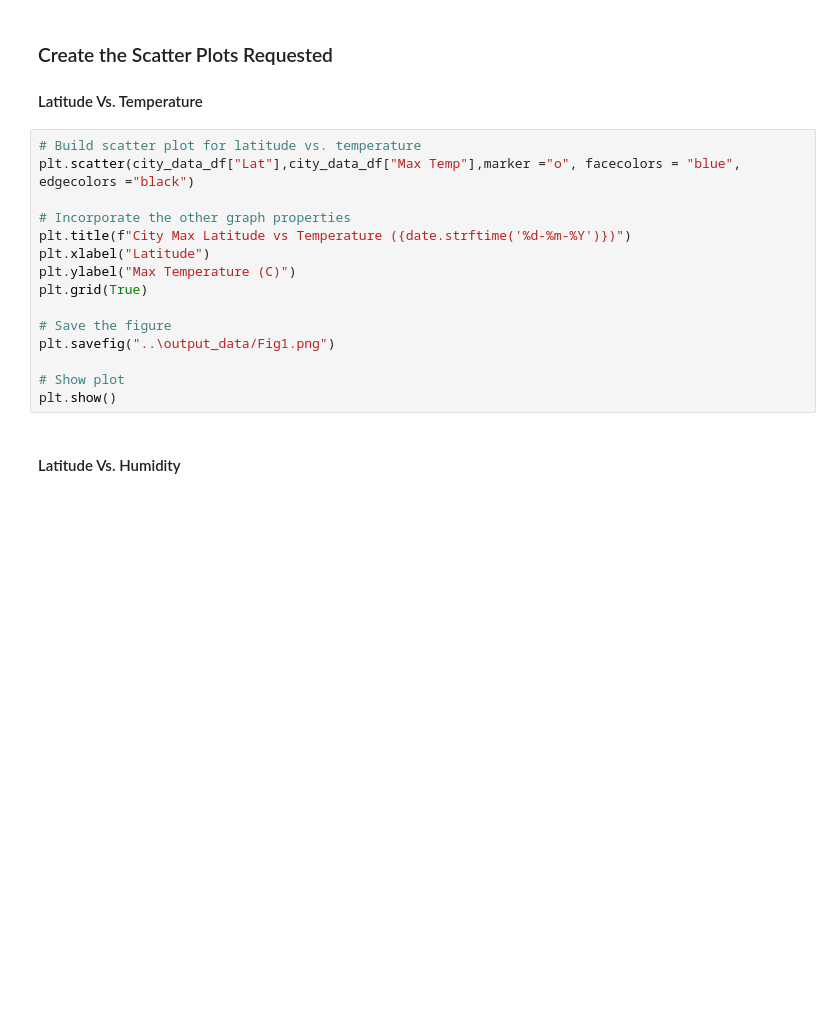
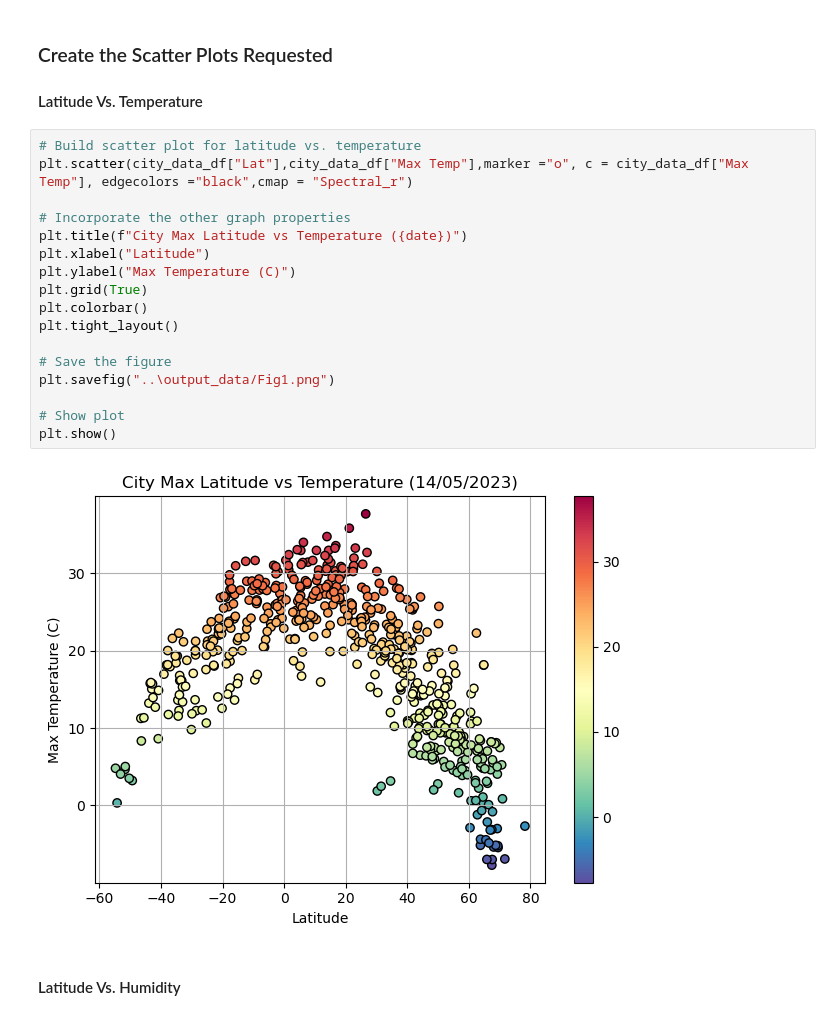
Before and after one commit to wickedwes78/python_api_challenge, a Jupyter notebook: WeatherPy/WeatherPy.ipynb, the cells around one changed output. Drawn from its saved outputs; the diff is of its cells as text; blank space fills up the shorter version.

```diff
--- a/WeatherPy/WeatherPy.ipynb
+++ b/WeatherPy/WeatherPy.ipynb
@@ -144,19 +199,23 @@ city_data_df.head()
 #### Latitude Vs. Temperature
 # %%
 # Build scatter plot for latitude vs. temperature
-plt.scatter(city_data_df["Lat"],city_data_df["Max Temp"],marker ="o", facecolors = "blue", edgecolors ="black")
+plt.scatter(city_data_df["Lat"],city_data_df["Max Temp"],marker ="o", c = city_data_df["Max Temp"], edgecolors ="black",cmap = "Spectral_r")
 
 # Incorporate the other graph properties
-plt.title(f"City Max Latitude vs Temperature ({date.strftime('%d-%m-%Y')})")
+plt.title(f"City Max Latitude vs Temperature ({date})")
 plt.xlabel("Latitude")
 plt.ylabel("Max Temperature (C)")
 plt.grid(True)
+plt.colorbar()
+plt.tight_layout()
 
 # Save the figure
 plt.savefig("..\output_data/Fig1.png")
 
 # Show plot
 plt.show()
+# %% [output]
+[figure, added]
 # %% [markdown]
 #### Latitude Vs. Humidity
 # %%
```
Also changed, not shown: parts of 24 cells of this notebook, 14 other files.
